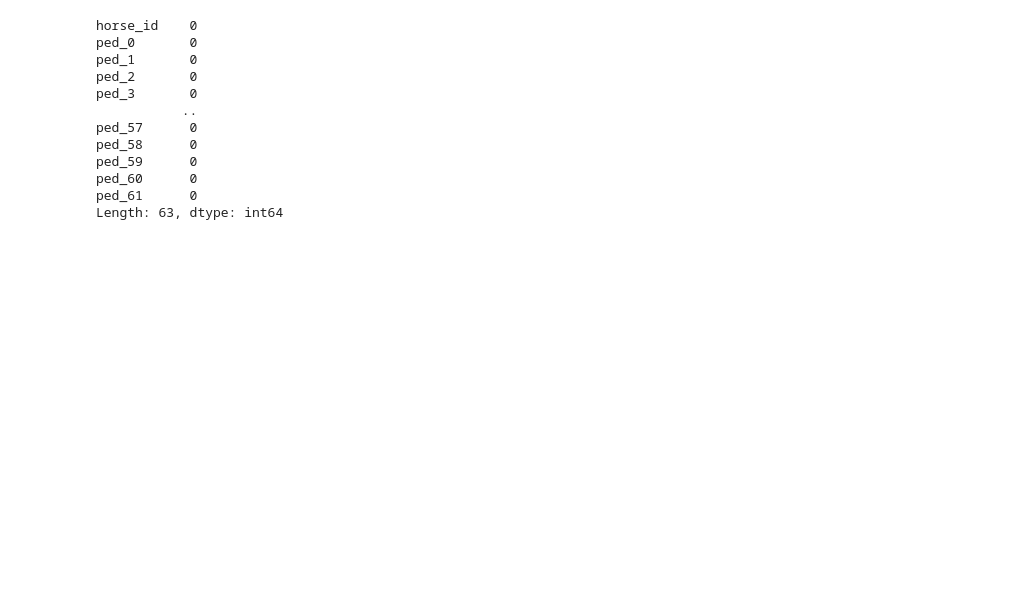
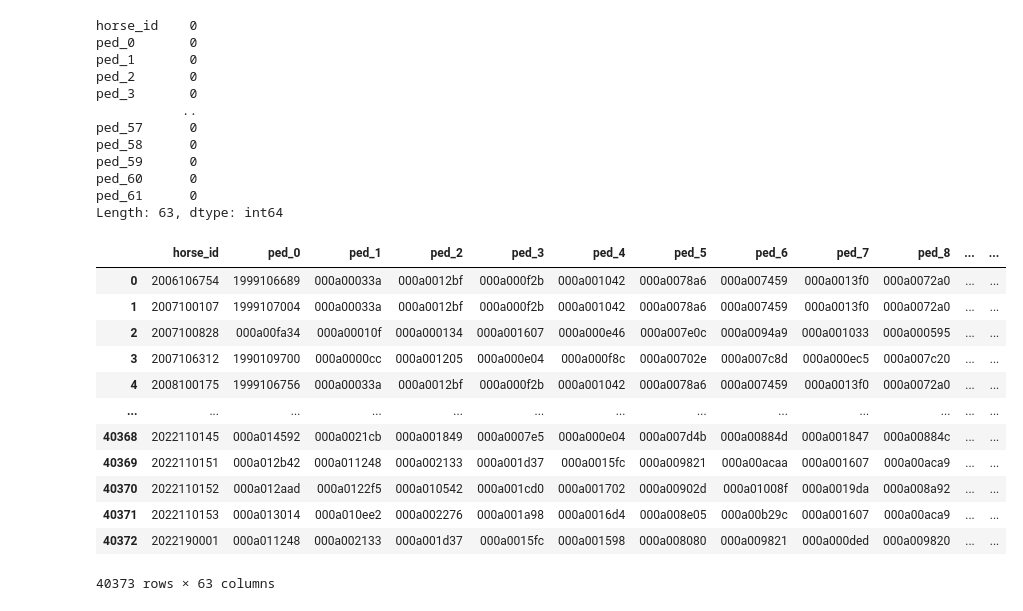
Before and after one commit to DaichiOnoe/keiba_race_ai, a Jupyter notebook: keiba_ai/common/src/deving2.ipynb, the cells around one changed output. Drawn from its saved outputs; the diff is of its cells as text; code cells hidden in the pictures; blank space fills up the shorter version.

```diff
--- a/keiba_ai/common/src/deving2.ipynb
+++ b/keiba_ai/common/src/deving2.ipynb
@@ -655,3 +664,20 @@ ped_59      0
 ped_60      0
 ped_61      0
 Length: 63, dtype: int64
+# %%
+ped = pd.read_csv(create_table.RAWDF_DIR / "peds_18-24.csv", sep="\t")
+ped
+# %% [output]
+|  | horse_id | ped_0 | ped_1 | ped_2 | ped_3 | ped_4 | ped_5 | ped_6 | ped_7 | ped_8 | ... | ... |
+| 0 | 2006106754 | 1999106689 | 000a00033a | 000a0012bf | 000a000f2b | 000a001042 | 000a0078a6 | 000a007459 | 000a0013f0 | 000a0072a0 | ... | ... |
+| 1 | 2007100107 | 1999107004 | 000a00033a | 000a0012bf | 000a000f2b | 000a001042 | 000a0078a6 | 000a007459 | 000a0013f0 | 000a0072a0 | ... | ... |
+| 2 | 2007100828 | 000a00fa34 | 000a00010f | 000a000134 | 000a001607 | 000a000e46 | 000a007e0c | 000a0094a9 | 000a001033 | 000a000595 | ... | ... |
+| 3 | 2007106312 | 1990109700 | 000a0000cc | 000a001205 | 000a000e04 | 000a000f8c | 000a00702e | 000a007c8d | 000a000ec5 | 000a007c20 | ... | ... |
+| 4 | 2008100175 | 1999106756 | 000a00033a | 000a0012bf | 000a000f2b | 000a001042 | 000a0078a6 | 000a007459 | 000a0013f0 | 000a0072a0 | ... | ... |
+| ... | ... | ... | ... | ... | ... | ... | ... | ... | ... | ... | ... | ... |
+| 40368 | 2022110145 | 000a014592 | 000a0021cb | 000a001849 | 000a0007e5 | 000a000e04 | 000a007d4b | 000a00884d | 000a001847 | 000a00884c | ... | ... |
+| 40369 | 2022110151 | 000a012b42 | 000a011248 | 000a002133 | 000a001d37 | 000a0015fc | 000a009821 | 000a00acaa | 000a001607 | 000a00aca9 | ... | ... |
+| 40370 | 2022110152 | 000a012aad | 000a0122f5 | 000a010542 | 000a001cd0 | 000a001702 | 000a00902d | 000a01008f | 000a0019da | 000a008a92 | ... | ... |
+| 40371 | 2022110153 | 000a013014 | 000a010ee2 | 000a002276 | 000a001a98 | 000a0016d4 | 000a008e05 | 000a00b29c | 000a001607 | 000a00aca9 | ... | ... |
+| 40372 | 2022190001 | 000a011248 | 000a002133 | 000a001d37 | 000a0015fc | 000a001598 | 000a008080 | 000a009821 | 000a000ded | 000a009820 | ... | ... |
+40373 rows × 63 columns
```
Also changed, not shown: parts of 12 cells of this notebook, 6 other files.
